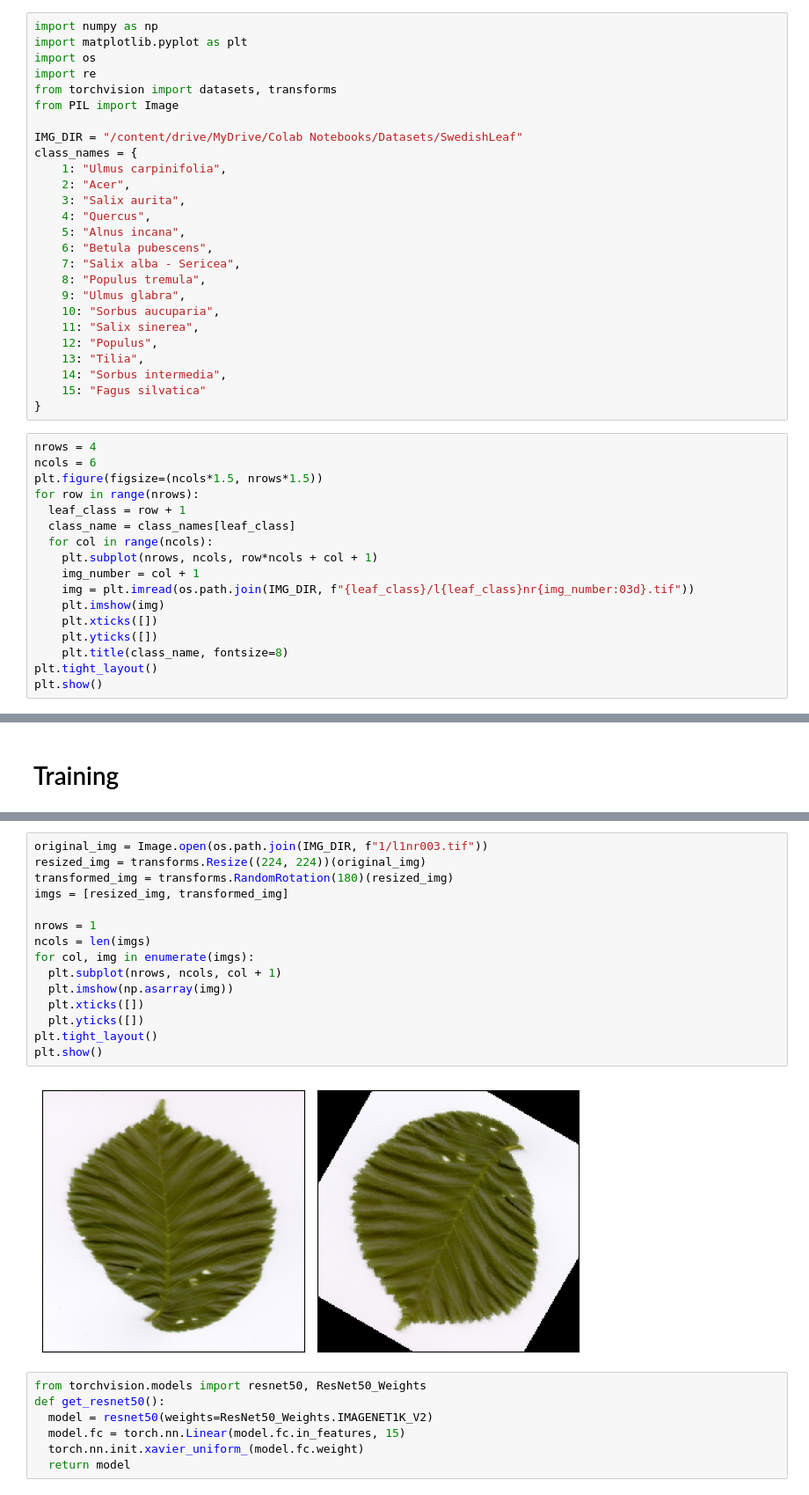
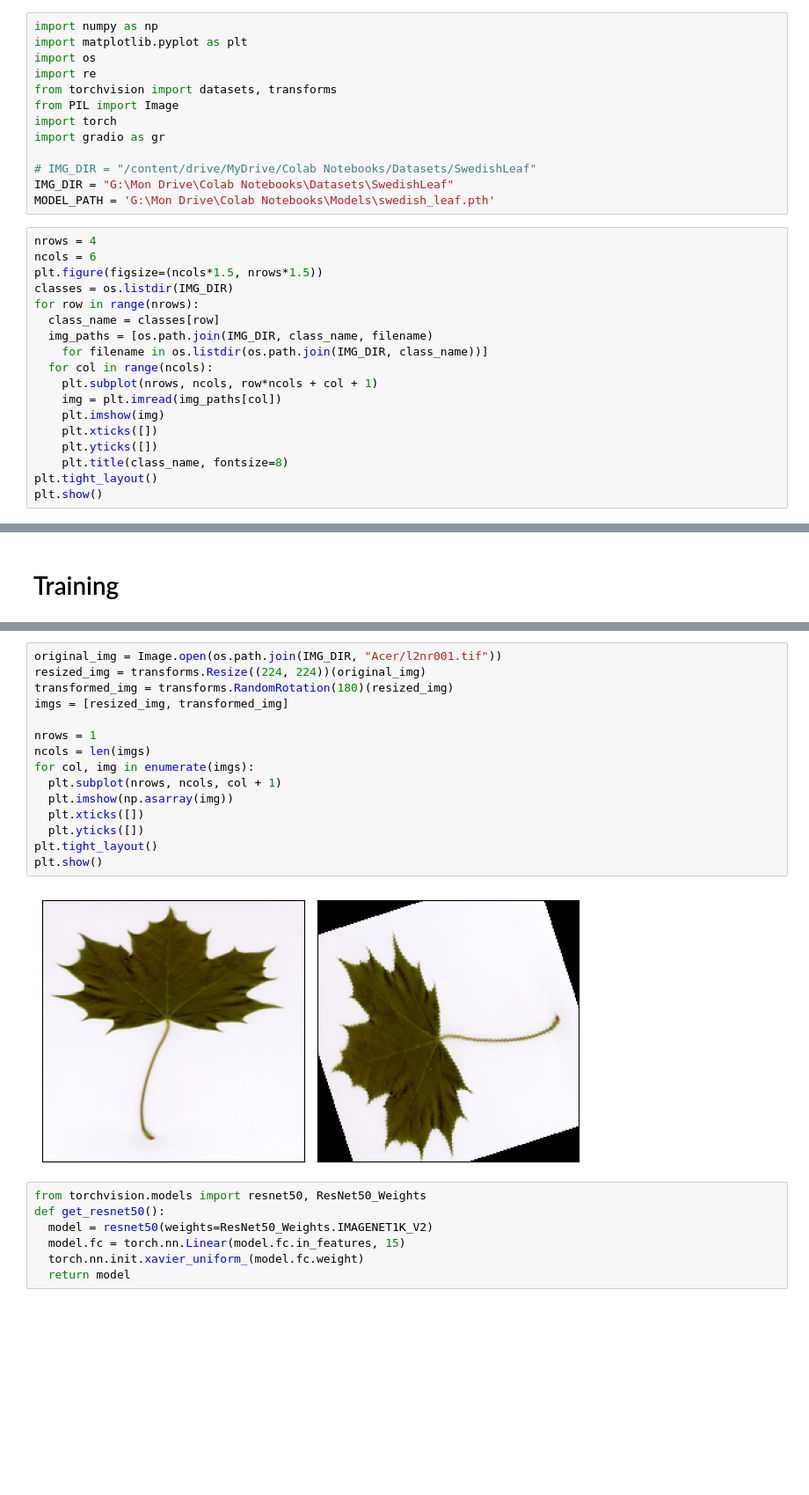
Before and after one commit to AbdoulayeDiop/plant-classification-with-pretrained-ResNet50, a Jupyter notebook: plant_classification.ipynb, the cells around one changed output, grey strips where cells are left out. Shown at 88% size. Drawn from its saved outputs; the diff is of its cells as text; blank space fills up the shorter version.

```diff
--- a/plant_classification.ipynb
+++ b/plant_classification.ipynb
@@ -25,36 +23,24 @@ import os
 import re
 from torchvision import datasets, transforms
 from PIL import Image
+import torch
+import gradio as gr
 
-IMG_DIR = "/content/drive/MyDrive/Colab Notebooks/Datasets/SwedishLeaf"
-class_names = {
-    1: "Ulmus carpinifolia",
-    2: "Acer",
-    3: "Salix aurita",
-    4: "Quercus",
-    5: "Alnus incana",
-    6: "Betula pubescens",
-    7: "Salix alba - Sericea",
-    8: "Populus tremula",
-    9: "Ulmus glabra",
-    10: "Sorbus aucuparia",
-    11: "Salix sinerea",
-    12: "Populus",
-    13: "Tilia",
-    14: "Sorbus intermedia",
-    15: "Fagus silvatica"
-}
+# IMG_DIR = "/content/drive/MyDrive/Colab Notebooks/Datasets/SwedishLeaf"
+IMG_DIR = "G:\Mon Drive\Colab Notebooks\Datasets\SwedishLeaf"
+MODEL_PATH = 'G:\Mon Drive\Colab Notebooks\Models\swedish_leaf.pth'
 # %%
 nrows = 4
 ncols = 6
 plt.figure(figsize=(ncols*1.5, nrows*1.5))
+classes = os.listdir(IMG_DIR)
 for row in range(nrows):
-  leaf_class = row + 1
-  class_name = class_names[leaf_class]
+  class_name = classes[row]
+  img_paths = [os.path.join(IMG_DIR, class_name, filename)
+    for filename in os.listdir(os.path.join(IMG_DIR, class_name))]
   for col in range(ncols):
     plt.subplot(nrows, ncols, row*ncols + col + 1)
-    img_number = col + 1
-    img = plt.imread(os.path.join(IMG_DIR, f"{leaf_class}/l{leaf_class}nr{img_number:03d}.tif"))
+    img = plt.imread(img_paths[col])
     plt.imshow(img)
     plt.xticks([])
     plt.yticks([])
@@ -91,22 +71,22 @@ device
 # %% [output]
 'cuda:0'
 # %%
-original_img = Image.open(os.path.join(IMG_DIR, f"1/l1nr003.tif"))
+original_img = Image.open(os.path.join(IMG_DIR, "Acer/l2nr001.tif"))
 resized_img = transforms.Resize((224, 224))(original_img)
 transformed_img = transforms.RandomRotation(180)(resized_img)
 imgs = [resized_img, transformed_img]
 
 nrows = 1
 ncols = len(imgs)
 for col, img in enumerate(imgs):
   plt.subplot(nrows, ncols, col + 1)
   plt.imshow(np.asarray(img))
   plt.xticks([])
   plt.yticks([])
 plt.tight_layout()
 plt.show()
 # %% [output]
-[figure, old version]
+[figure, new version]
 # %%
 from torchvision.models import resnet50, ResNet50_Weights
 def get_resnet50():
```
Also changed, not shown: parts of 19 cells of this notebook.
